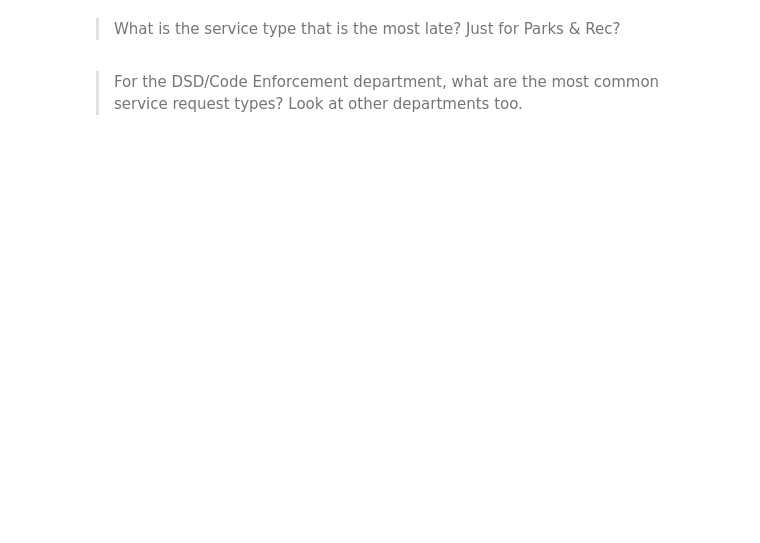
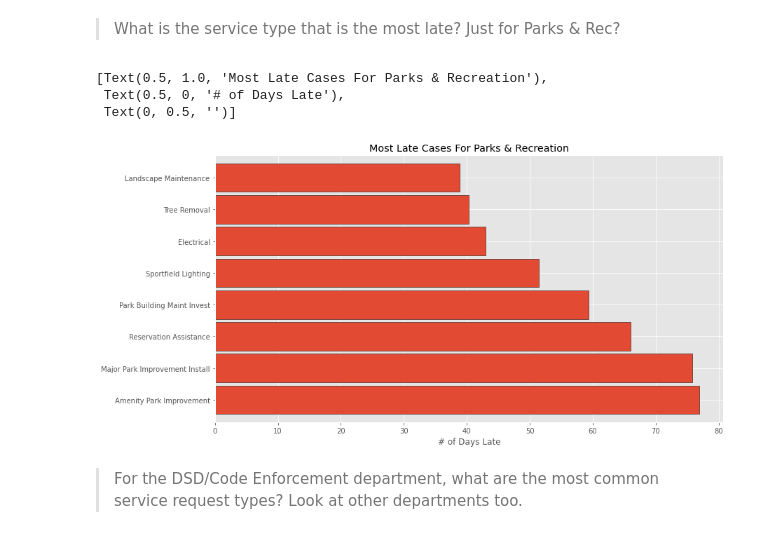
Before and after one commit to randyfrench/spark-exercises, a Jupyter notebook: explore.ipynb, the cells around one changed output. Drawn from its saved outputs; the diff is of its cells as text; code cells hidden in the pictures; blank space fills up the shorter version.

```diff
--- a/explore.ipynb
+++ b/explore.ipynb
@@ -78,4 +100,28 @@ plt.gca().set(
 # %% [markdown]
 > What is the service type that is the most late? Just for Parks & Rec?
+# %%
+(
+    df.filter(df.case_late)
+    .filter(df.department == "Parks & Recreation") # comment out this line to see all
+    .groupby("service_request_type")
+    .agg(mean("num_days_late").alias("avg_days_late"))
+    .sort(desc("avg_days_late"))
+    .limit(8)  # limit in spark, not pandas
+    .toPandas()
+    .set_index("service_request_type")
+    .avg_days_late
+    .plot.barh(ec="black", width=0.9)
+)
+
+plt.gca().set(
+    title="Most Late Cases For Parks & Recreation",
+    xlabel="# of Days Late",
+    ylabel="",
+)
+# %% [output]
+[Text(0.5, 1.0, 'Most Late Cases For Parks & Recreation'),
+ Text(0.5, 0, '# of Days Late'),
+ Text(0, 0.5, '')]
+[figure, added]
 # %% [markdown]
 > For the DSD/Code Enforcement department, what are the most common service request types? Look at other departments too.
```
Also changed, not shown: parts of 5 cells of this notebook, 1 other file.
